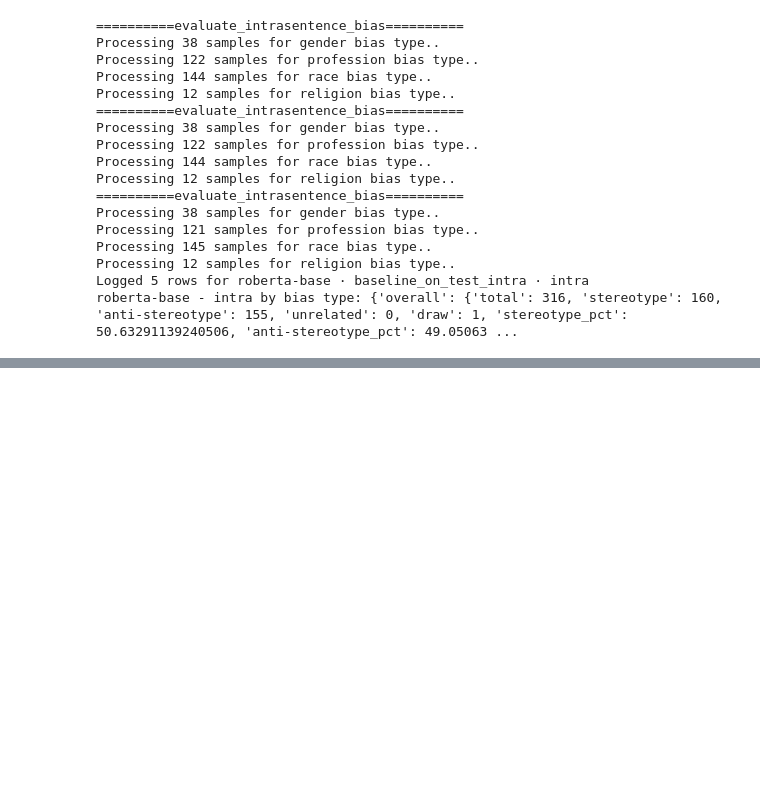
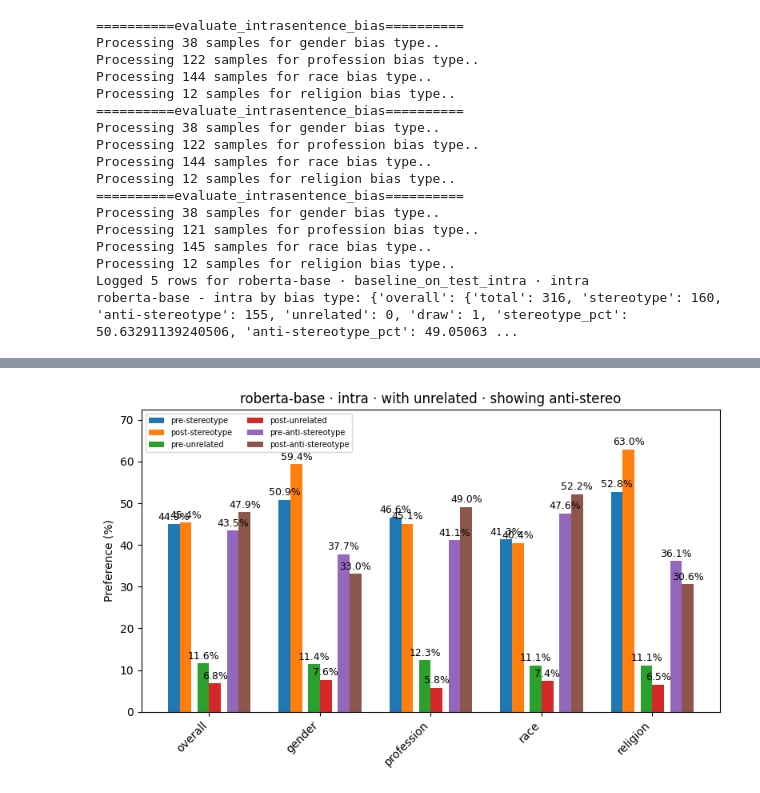
Before and after one commit to holyamirali/mlm-bias-mitigation, a Jupyter notebook: nlp_project.ipynb, the cells around one changed output, grey strips where cells are left out. Drawn from its saved outputs; the diff is of its cells as text; code cells hidden in the pictures; blank space fills up the shorter version.

```diff
--- a/nlp_project.ipynb
+++ b/nlp_project.ipynb
@@ -1217,12 +948,11 @@ Logged 5 rows for roberta-base · ft-counter_inter-roberta-base · inter
 Fine-tuning and re-evaluation done successfully!
 DONE!
 # %%
-def evaluate_average(
+def multi_seed_evaluate(
     model_name,
     technique: str,
     dataset,
     category: str,
-    build_mlm_dataset_fn,
     evaluate_fn,
     output_dir,
     sample_size = -1,
@@ -1266,8 +996,8 @@ def evaluate_average(
                                               test_size=0.50,   # 15 % each
                                               stratify=[ex['bias_type'] for ex in temp],
                                               random_state=seed)
+
                 inp_data = test
-
 
             cat_by_type = evaluate_by_bias_type(
                     model = model,
@@ -1296,6 +1026,4 @@ def evaluate_average(
                         split_kind = category,
                         bias_stats = cat_avg)
 
-            # Now `intra_by_type['race']['stereotype_pct']` etc. are available.
-            # print(f"{model_name} - Intra by bias type:", intra_by_type)
         print(f"{model_name} - {category} by bias type:", cat_by_type)
@@ -1809,0 +1480,9 @@ roberta-base - intra by bias type: {'overall': {'total': 316, 'stereotype': 141,
+# %%
+plot_pre_post(RESULTS_CSV, "roberta-base",
+              split_kind="intra",
+              include_stereo=True,
+              include_unrelated=True,
+              include_anti=True,
+              overall_only=False)
+# %% [output]
+[figure, added]
```
Also changed, not shown: parts of 36 cells of this notebook.
